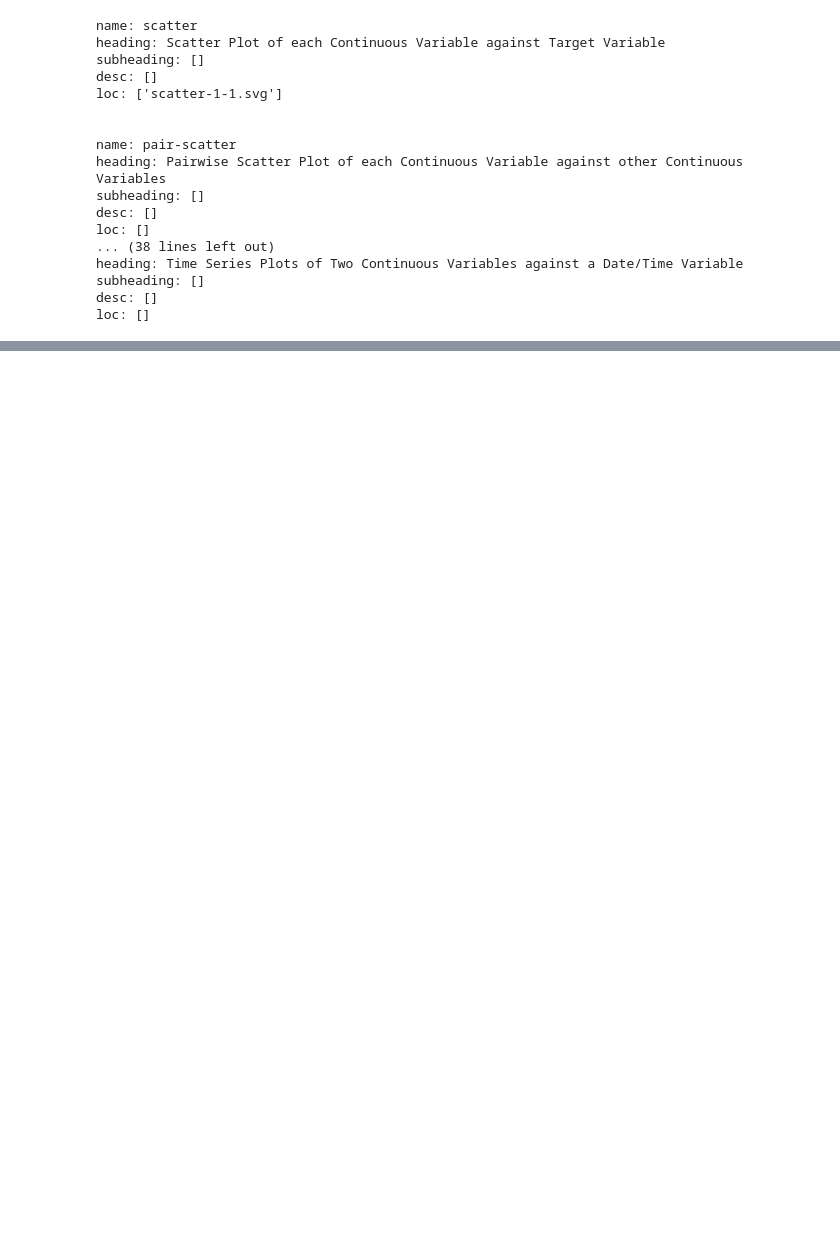
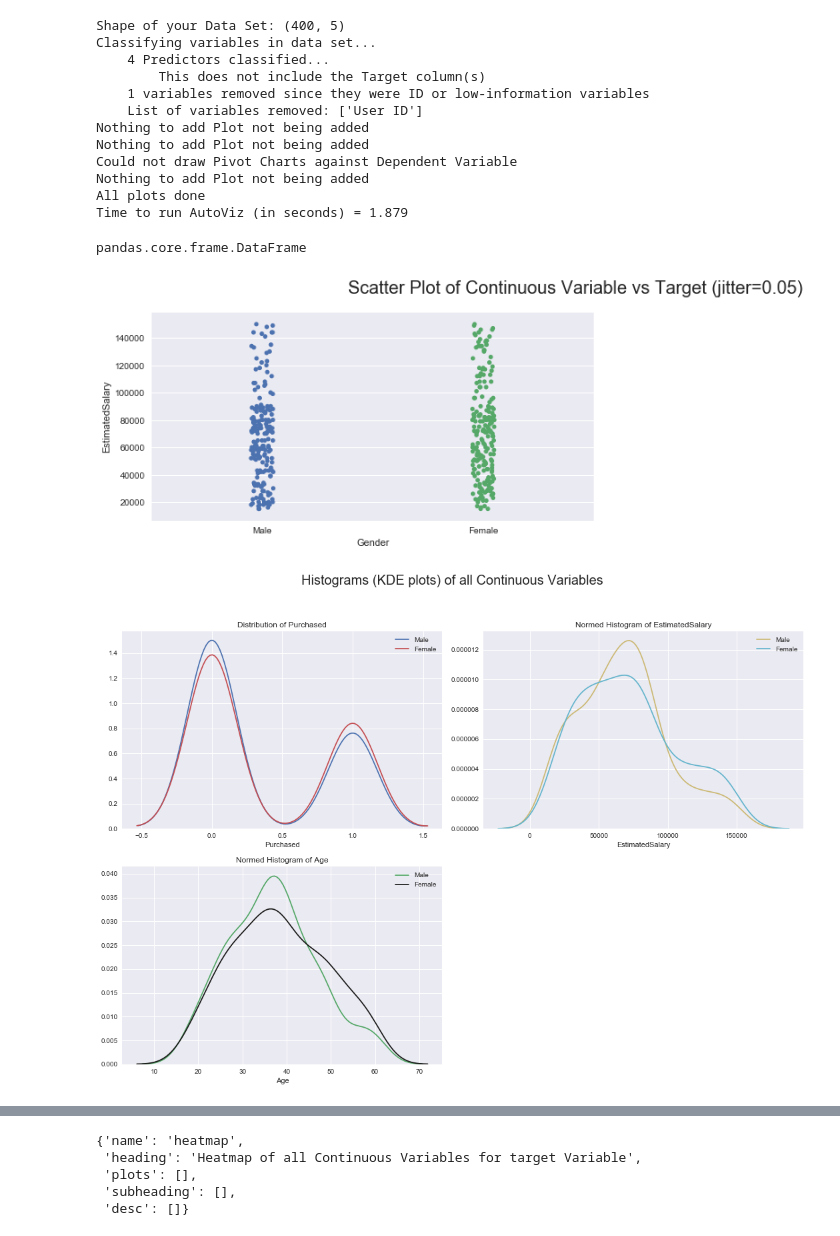
Before and after one commit to biplavadhikary/AutoML, a Jupyter notebook: autoviz_test.ipynb, the cells around one changed output, grey strips where cells are left out. Cells and saved outputs as stored; diff of their text form; code cells hidden in the pictures; blank space fills up the shorter version.

Commit message:
Revert "added plots"
This reverts commit 7280605c285a4322d08646c498df21d061a2c00f.

```diff
--- a/autoviz_test.ipynb
+++ b/autoviz_test.ipynb
@@ -7,14 +1,12 @@ Enter Target Column (Y): medv
 # %%
 import pandas as pd
-import os
 from autoviz.AutoViz_Class import AutoViz_Class
 
-df = pd.read_csv(f'datasets/{datasetName}.csv')
-os.mkdir(f'datasets/{datasetName}')
+df = pd.read_csv('datasets/Social_Network_Ads.csv')
+sep = " "
+target = 'Gender'
 # %%
 Av = AutoViz_Class()
-sep = ','
-target = targetY
 # %%
 dft = Av.AutoViz(
     '',
@@ -58,27 +40,29 @@ for plottypes in PltType:
-# %%
-def displayPlotData():
-    for plottypes in PltType:
-        for key, value in plottypes.items():
-            if key != 'plots' :
-                print(f'{key}: {value}')
-        print('\n')
-
-displayPlotData()
-# %% [output]
-name: scatter
-heading: Scatter Plot of each Continuous Variable against Target Variable
-subheading: []
-desc: []
-loc: ['scatter-1-1.svg']
-
-
-name: pair-scatter
-heading: Pairwise Scatter Plot of each Continuous Variable against other Continuous Variables
-subheading: []
-desc: []
-loc: []
-... (38 lines left out)
-heading: Time Series Plots of Two Continuous Variables against a Date/Time Variable
-subheading: []
-desc: []
-loc: []
+# %%
+type(Av.AutoViz(
+    '',
+    sep,
+    target,
+    df,
+    header=0,
+    verbose=2,
+    lowess=False,
+    chart_format="svg",
+    max_rows_analyzed=150000,
+    max_cols_analyzed=30,
+))
+# %% [output]
+Shape of your Data Set: (400, 5)
+Classifying variables in data set...
+    4 Predictors classified...
+        This does not include the Target column(s)
+    1 variables removed since they were ID or low-information variables
+    List of variables removed: ['User ID']
+Nothing to add Plot not being added
+Nothing to add Plot not being added
+Could not draw Pivot Charts against Dependent Variable
+Nothing to add Plot not being added
+All plots done
+Time to run AutoViz (in seconds) = 1.879
+pandas.core.frame.DataFrame
+[figure, added]
+[figure, added]
@@ -84,0 +72,8 @@ loc: []
+# %%
+Av.heat_map
+# %% [output]
+{'name': 'heatmap',
+ 'heading': 'Heatmap of all Continuous Variables for target Variable',
+ 'plots': [],
+ 'subheading': [],
+ 'desc': []}
```
Also changed, not shown: parts of 7 cells of this notebook, 55 other files.
